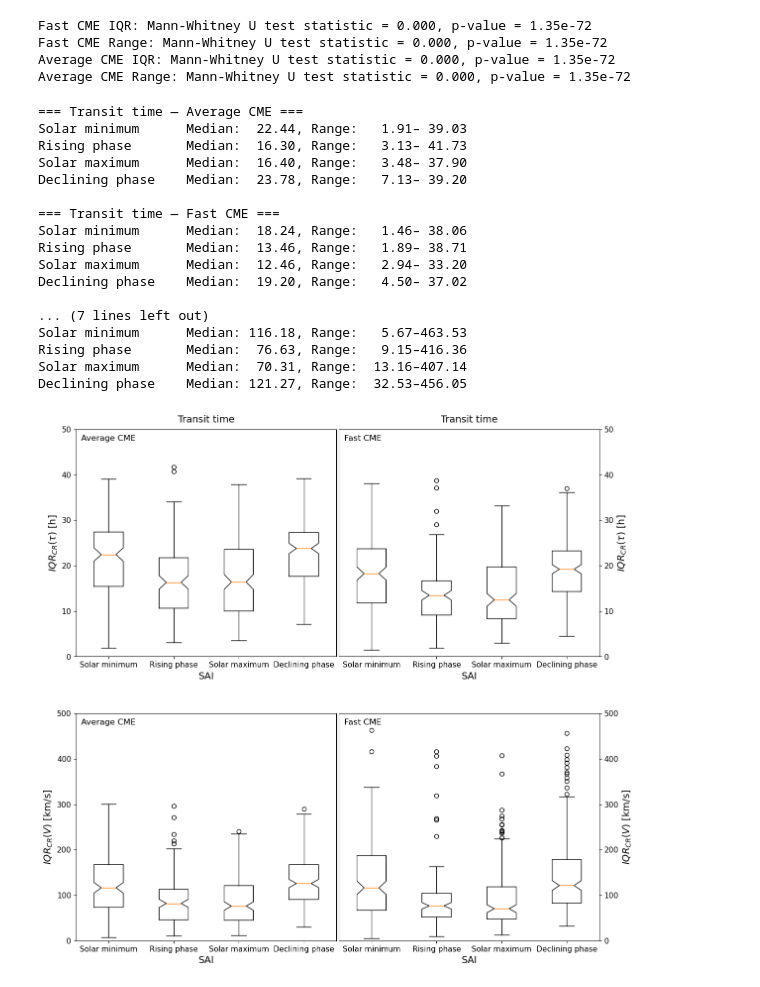
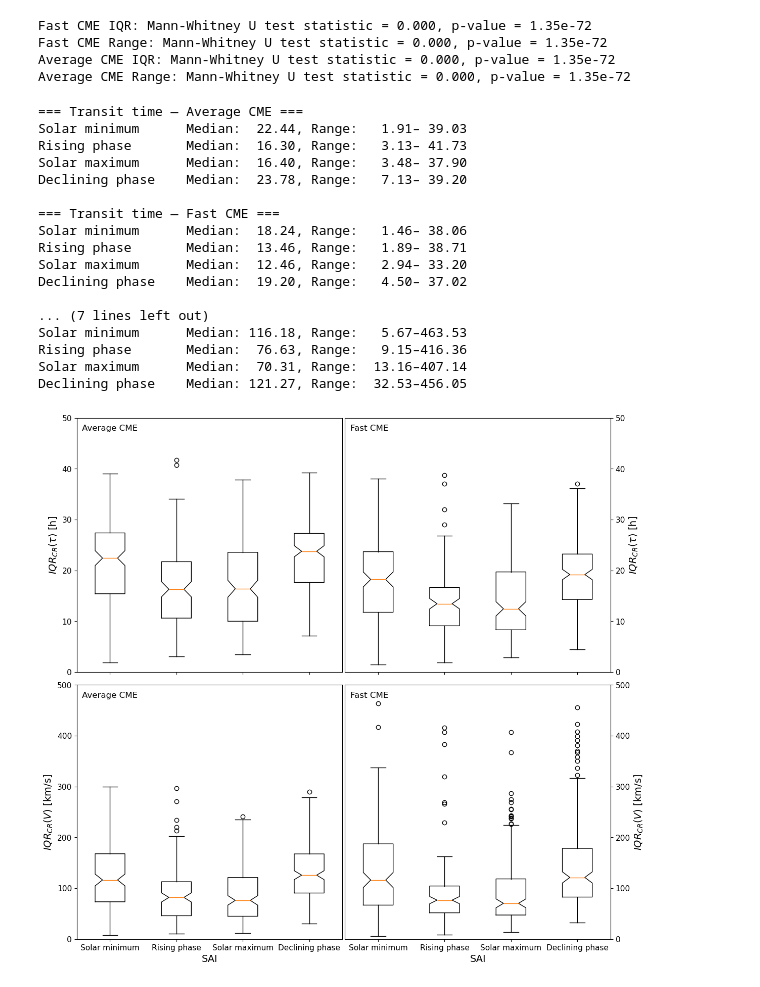
Before and after one commit to dechenlhamogyeltshen/CME_transit_variability, a Jupyter notebook: code/analysis.ipynb, the cells around one changed output. Cells and saved outputs as stored; diff of their text form; code cells hidden in the pictures.

```diff
--- a/code/analysis.ipynb
+++ b/code/analysis.ipynb
@@ -1710,11 +1710,16 @@ def boxplot_sai_transit_and_speed_iqr():
 
             # Create notched boxplots of the IQR variable for four solar-activity phases
             a = ax[row, col]
-            a.boxplot(boxplot_data, notch=True, labels=labels)
-            a.set_xticklabels(labels)
+            a.boxplot(boxplot_data, notch=True, labels=labels if row == 1 else ['']*4)  # only show labels on bottom row
+            if row == 1:
+                a.set_xticklabels(labels)
+            else:
+                a.set_xticklabels([])  # remove ticks for top row
+
             a.text(0.02, 0.95, cme_label, transform=a.transAxes, fontsize=12)
-            a.set_xlabel('SAI', fontsize = 14)
-            a.set_ylabel(ylabel, fontsize = 14)
+            if row == 1:
+                a.set_xlabel('SAI', fontsize=14)
+            a.set_ylabel(ylabel, fontsize=14)
             a.tick_params(axis='both', which='major', labelsize=11)
             a.set_ylim(0, 50 if row == 0 else 500)
 
@@ -1722,10 +1727,6 @@ def boxplot_sai_transit_and_speed_iqr():
             if col == 1:
                 a.yaxis.tick_right()
                 a.yaxis.set_label_position('right')
-
-            # Add title row labels
-            if row == 0:
-                a.set_title(title_prefix, fontsize=14, pad=10)
 
             # Print stats
             print(f"\n=== {title_prefix} — {cme_label} ===")
@@ -1733,35 +1734,37 @@ def boxplot_sai_transit_and_speed_iqr():
                 if len(data) > 0:
                     med = np.median(data)
                     rng = (np.min(data), np.max(data))
                     print(f"{lbl:<18s} Median: {med:6.2f}, Range: {rng[0]:6.2f}–{rng[1]:6.2f}")
                 else:
                     print(f"{lbl:<18s} (no data)")
 
-    fig.subplots_adjust(left=0.07, bottom=0.1, right=0.95, top=0.96, wspace=0.01, hspace=0.25)
+    # Tighten the vertical spacing between rows
+    fig.subplots_adjust(left=0.07, bottom=0.1, right=0.95, top=0.96, wspace=0.01, hspace=0.05)
     fig_name = "/Users/dven/repos/CME_transit_variability/figures/transit_speed_boxplot.pdf"
     fig.savefig(fig_name, dpi=300, bbox_inches='tight')
 
     return
+
 boxplot_sai_transit_and_speed_iqr()
 # %% [output]
 === Transit time — Average CME ===
 Solar minimum      Median:  22.44, Range:   1.91– 39.03
 Rising phase       Median:  16.30, Range:   3.13– 41.73
 Solar maximum      Median:  16.40, Range:   3.48– 37.90
 Declining phase    Median:  23.78, Range:   7.13– 39.20
 
 === Transit time — Fast CME ===
 Solar minimum      Median:  18.24, Range:   1.46– 38.06
 Rising phase       Median:  13.46, Range:   1.89– 38.71
 Solar maximum      Median:  12.46, Range:   2.94– 33.20
 Declining phase    Median:  19.20, Range:   4.50– 37.02
 
 ... (7 lines left out)
 Solar minimum      Median: 116.18, Range:   5.67–463.53
 Rising phase       Median:  76.63, Range:   9.15–416.36
 Solar maximum      Median:  70.31, Range:  13.16–407.14
 Declining phase    Median: 121.27, Range:  32.53–456.05
-[figure, old version]
+[figure, new version]
 # %%
 # Helper function to assign solar cycles and phases based on SAI
 def assign_cycles_and_phases(df):
```
Also changed, not shown: parts of 1 cell of this notebook, 6 other files.
